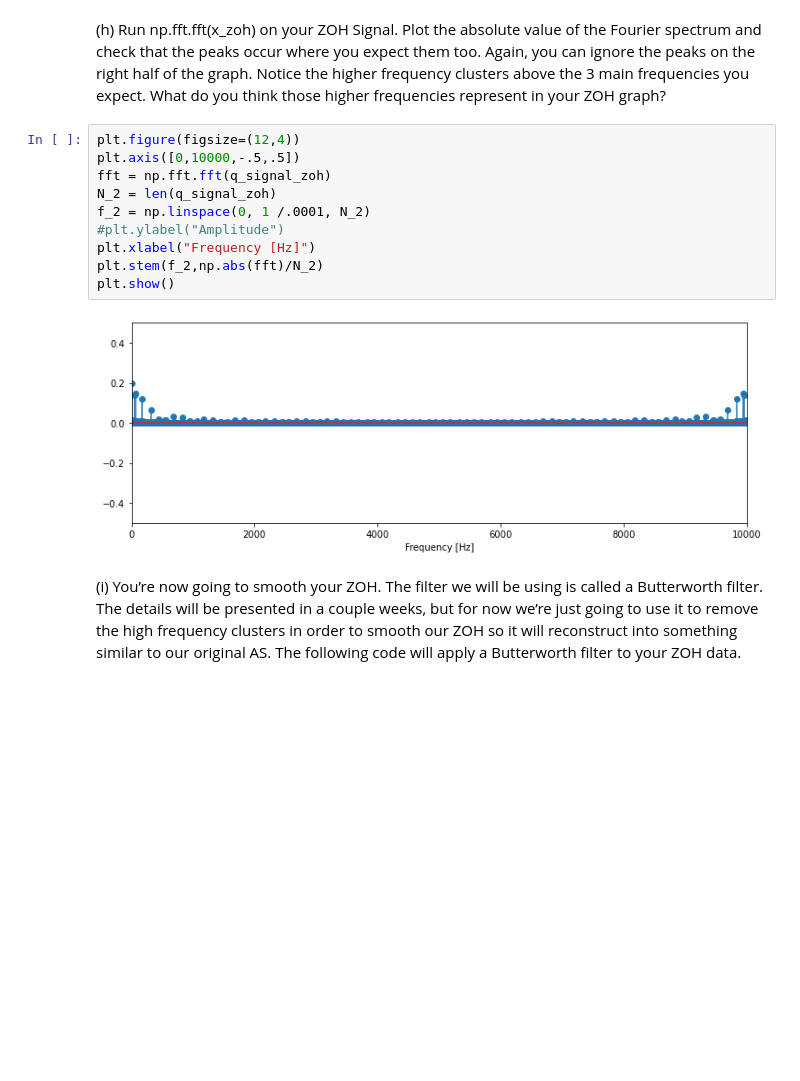
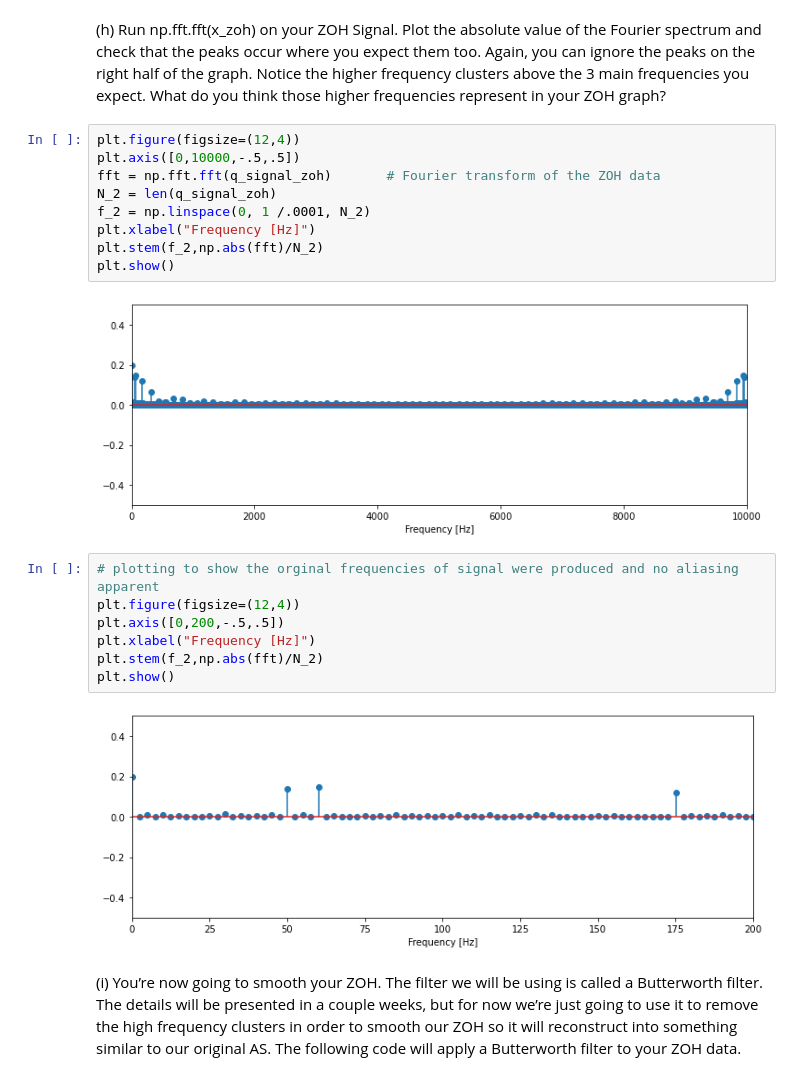
Before and after one commit to dcollie/P3700-SignalProcessing, a Jupyter notebook: P3700_Lab1_Collie.ipynb, the cells around one changed output. Drawn from its saved outputs; the diff is of its cells as text; blank space fills up the shorter version.

```diff
--- a/P3700_Lab1_Collie.ipynb
+++ b/P3700_Lab1_Collie.ipynb
@@ -129,14 +131,22 @@ plt.show()
 # %%
 plt.figure(figsize=(12,4))
 plt.axis([0,10000,-.5,.5])
-fft = np.fft.fft(q_signal_zoh)
+fft = np.fft.fft(q_signal_zoh)       # Fourier transform of the ZOH data
 N_2 = len(q_signal_zoh)
 f_2 = np.linspace(0, 1 /.0001, N_2)
-#plt.ylabel("Amplitude")
 plt.xlabel("Frequency [Hz]")
 plt.stem(f_2,np.abs(fft)/N_2)
 plt.show()
 # %% [output]
 [figure]
+# %%
+# plotting to show the orginal frequencies of signal were produced and no aliasing apparent
+plt.figure(figsize=(12,4))
+plt.axis([0,200,-.5,.5])
+plt.xlabel("Frequency [Hz]")
+plt.stem(f_2,np.abs(fft)/N_2)
+plt.show()
+# %% [output]
+[figure, added]
 # %% [markdown]
 (i) You’re now going to smooth your ZOH. The filter we will be using is called a Butterworth filter. The details will be presented in a couple weeks, but for now we’re just going to use it to remove the high frequency clusters in order to smooth our ZOH so it will reconstruct into something similar to our original AS. The following code will apply a Butterworth filter to your ZOH data.
```
Also changed, not shown: parts of 41 cells of this notebook, 17 other files.
